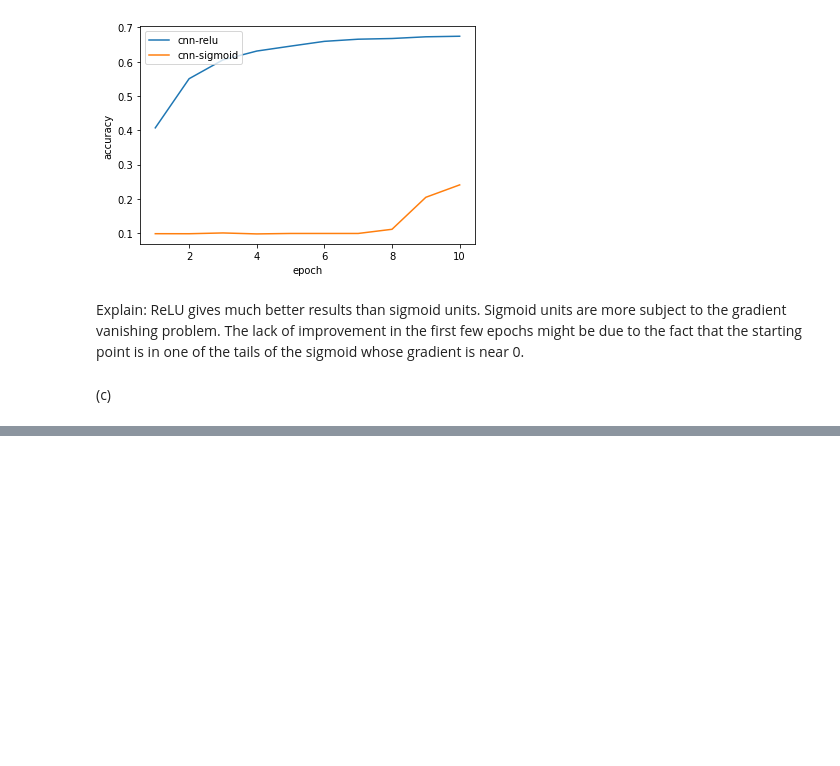
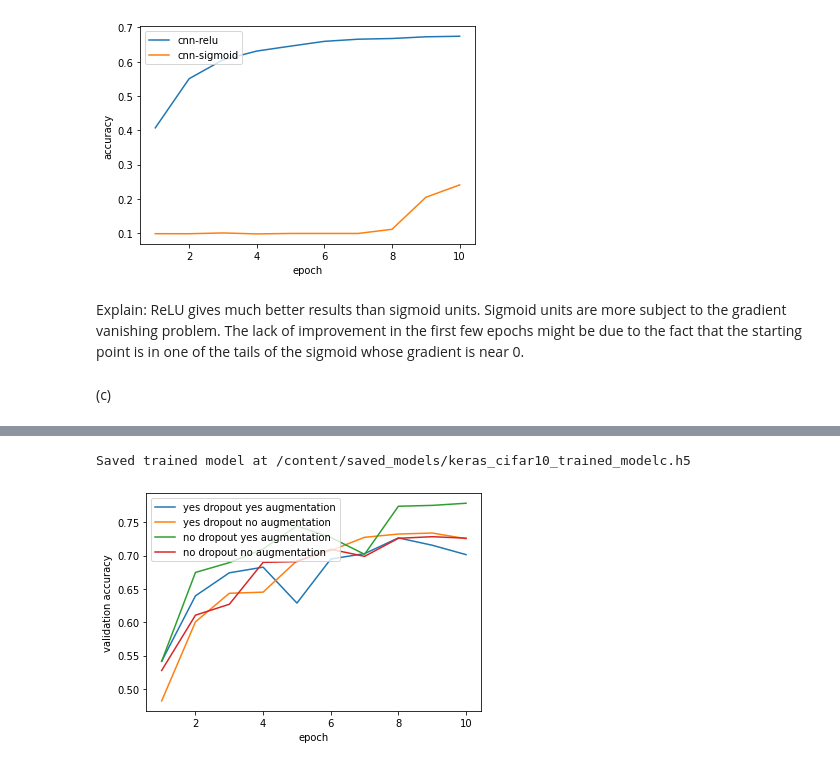
Before and after one commit to jialush/STAT6189_DeepLearning, a Jupyter notebook: HW2_Wang_Jialu.ipynb, the cells around one changed output, grey strips where cells are left out. Saved outputs shown, nothing was run; the diff lists cells and outputs as text; code cells hidden in the pictures; blank space fills up the shorter version.

```diff
--- a/HW2_Wang_Jialu.ipynb
+++ b/HW2_Wang_Jialu.ipynb
@@ -515,0 +514,12 @@ of the tails of the sigmoid whose gradient is near 0.
+# %%
+# yes dropout, yes augment cnn: model
+# initiate RMSprop optimizer
+opt = keras.optimizers.RMSprop(learning_rate=0.001, decay=1e-4)
+# Let's train the model using RMSprop
+model.compile(loss='categorical_crossentropy',
+              optimizer=opt,
+              metrics=['accuracy'])
+x_train = x_train.astype('float32')
+x_test = x_test.astype('float32')
+x_train /= 255
+x_test /= 255
@@ -545,7 +628,7 @@ model_ndya.compile(loss='categorical_crossentropy',
 import time
 if not data_augmentation:
     print('Not using data augmentation.')
-    model_ndya.fit(x_train, y_train,
+    history_model_ndya=model_ndya.fit(x_train, y_train,
               batch_size=batch_size,
               epochs=epochs,
               validation_data=(x_test, y_test),
@@ -631,7 +732,7 @@ model_ydna.compile(loss='categorical_crossentropy',
 import time
 if not data_augmentation:
     print('Not using data augmentation.')
-    model_ydna.fit(x_train, y_train,
+    history_model_ydna=model_ydna.fit(x_train, y_train,
               batch_size=batch_size,
               epochs=epochs,
               validation_data=(x_test, y_test),
@@ -714,7 +833,7 @@ model_ndna.compile(loss='categorical_crossentropy',
 import time
 if not data_augmentation:
     print('Not using data augmentation.')
-    model_ndna.fit(x_train, y_train,
+    history_model_ndna=model_ndna.fit(x_train, y_train,
               batch_size=batch_size,
               epochs=epochs,
               validation_data=(x_test, y_test),
@@ -768,14 +905,26 @@ else:
+# %%
+# Save model and weights
+import os
+if not os.path.isdir(save_dir):
+    os.makedirs(save_dir)
+model_path = os.path.join(save_dir, model_name_c)
+model.save(model_path)
+print('Saved trained model at %s ' % model_path)
+# %% [output]
+Saved trained model at /content/saved_models/keras_cifar10_trained_modelc.h5
 # %%
 import matplotlib.pyplot as plt
 epoch=range(1,(len(history_model.history['val_accuracy'])+1))
 plt.plot(epoch,history_model.history['val_accuracy'])
 plt.plot(epoch,history_model_ydna.history['val_accuracy'])
 plt.plot(epoch,history_model_ndya.history['val_accuracy'])
 plt.plot(epoch,history_model_ndna.history['val_accuracy'])
-plt.ylabel('accuracy')
+plt.ylabel('validation accuracy')
 plt.xlabel('epoch')
 plt.legend(['yes dropout yes augmentation', 'yes dropout no augmentation','no dropout yes augmentation','no dropout no augmentation'], loc='upper left')
 plt.show()
+# %% [output]
+[figure, added]
 # %%
 
 epoch=range(1,(len(history_model.history['accuracy'])+1))
```
Also changed, not shown: parts of 8 cells of this notebook.
